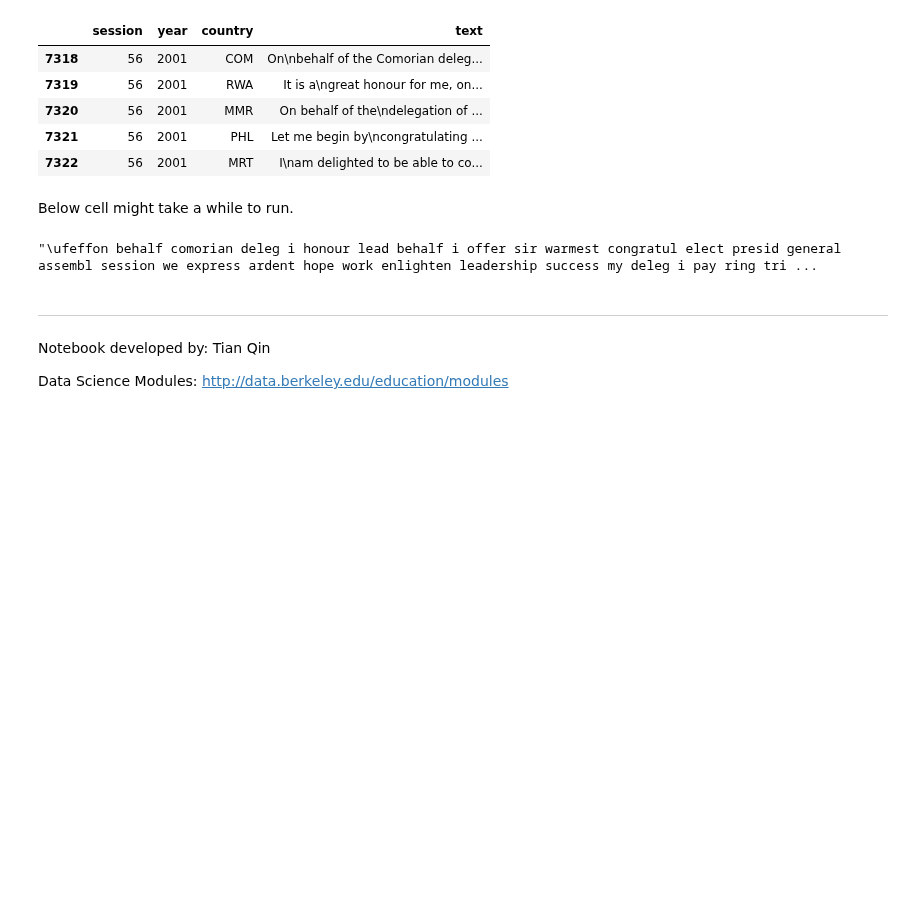
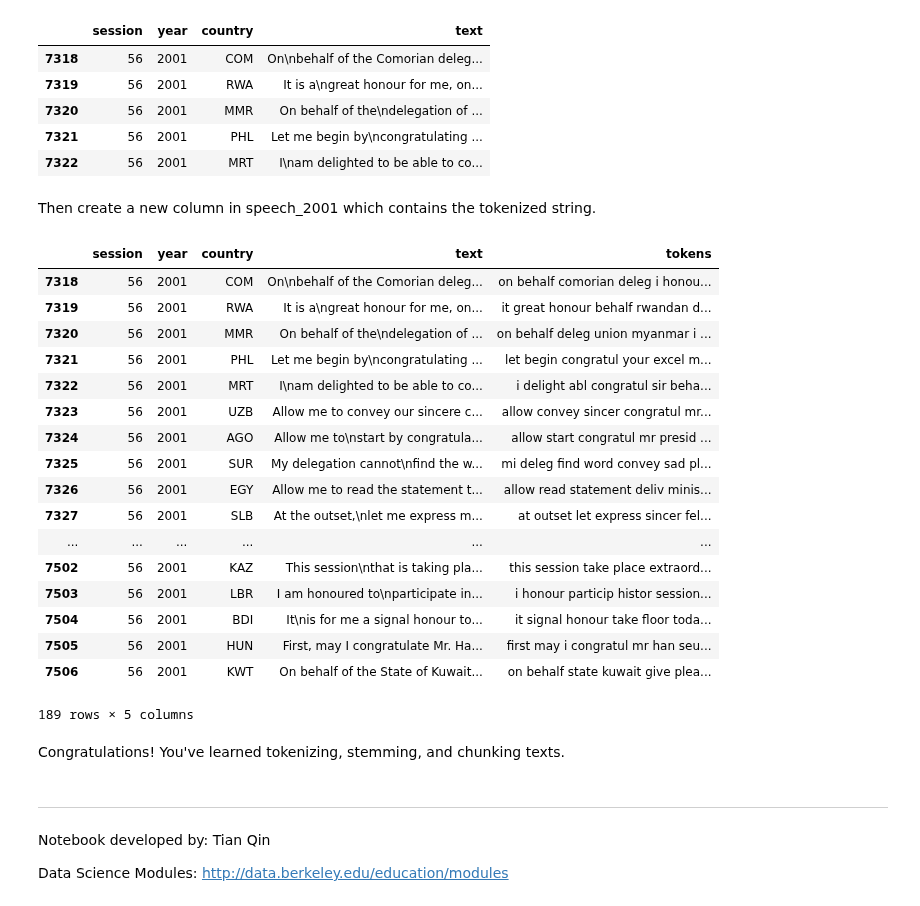
Before and after one commit to ds-modules/LEGALST-190, a Jupyter notebook: labs/3-1/3-1_preprocessing_text.ipynb, the cells around one changed output. Cells and saved outputs as stored; diff of their text form; code cells hidden in the pictures; blank space fills up the shorter version.

```diff
--- a/labs/3-1/3-1_preprocessing_text.ipynb
+++ b/labs/3-1/3-1_preprocessing_text.ipynb
@@ -319,13 +321,14 @@ data.head()
 | 3 | 44 | 1989 | URY | ﻿\nDuring the debate at the forti... |
 | 4 | 44 | 1989 | ZWE | ﻿I should like at the outset to e... |
 # %%
-def does_it_all(table):
+def does_it_all(text):
     tokens = ""
-    for speech in table['text']:
-        not_stemmed = rem_punc_stop(speech)
-        stemmed = [snowball.stem(word) for word in not_stemmed]
-        for word in not_stemmed:
-            tokens += snowball.stem(word) + " "
+
+    not_stemmed = rem_punc_stop(text)
+    stemmed = [snowball.stem(word.lower()) for word in not_stemmed]
+    for word in not_stemmed:
+        tokens += snowball.stem(word) + " "
+
     return tokens
 # %% [markdown]
 Let's apply our function to speeches from 2001.
@@ -341,12 +344,33 @@ speech_2001.head()
 | 7320 | 56 | 2001 | MMR | ﻿On behalf of the\ndelegation of ... |
 | 7321 | 56 | 2001 | PHL | ﻿Let me begin by\ncongratulating ... |
 | 7322 | 56 | 2001 | MRT | ﻿I\nam delighted to be able to co... |
-# %% [markdown]
-Below cell might take a while to run.
-# %%
-does_it_all(speech_2001)
-# %% [output]
-"\ufeffon behalf comorian deleg i honour lead behalf i offer sir warmest congratul elect presid general assembl session we express ardent hope work enlighten leadership success my deleg i pay ring tri ...
+# %% [markdown]
+Then create a new column in speech_2001 which contains the tokenized string.
+# %%
+speech_2001_with_tokens = speech_2001.copy()
+speech_2001_with_tokens['tokens'] = speech_2001['text'].apply(does_it_all)
+speech_2001_with_tokens
+# %% [output]
+|  | session | year | country | text | tokens |
+| 7318 | 56 | 2001 | COM | ﻿On\nbehalf of the Comorian deleg... | ﻿on behalf comorian deleg i honou... |
+| 7319 | 56 | 2001 | RWA | ﻿It is a\ngreat honour for me, on... | ﻿it great honour behalf rwandan d... |
+| 7320 | 56 | 2001 | MMR | ﻿On behalf of the\ndelegation of ... | ﻿on behalf deleg union myanmar i ... |
+| 7321 | 56 | 2001 | PHL | ﻿Let me begin by\ncongratulating ... | ﻿let begin congratul your excel m... |
+| 7322 | 56 | 2001 | MRT | ﻿I\nam delighted to be able to co... | ﻿i delight abl congratul sir beha... |
+| 7323 | 56 | 2001 | UZB | ﻿Allow me to convey our sincere c... | ﻿allow convey sincer congratul mr... |
+| 7324 | 56 | 2001 | AGO | ﻿Allow me to\nstart by congratula... | ﻿allow start congratul mr presid ... |
+| 7325 | 56 | 2001 | SUR | ﻿My delegation cannot\nfind the w... | ﻿mi deleg find word convey sad pl... |
+| 7326 | 56 | 2001 | EGY | ﻿Allow me to read the statement t... | ﻿allow read statement deliv minis... |
+| 7327 | 56 | 2001 | SLB | ﻿At the outset,\nlet me express m... | ﻿at outset let express sincer fel... |
+| ... | ... | ... | ... | ... | ... |
+| 7502 | 56 | 2001 | KAZ | ﻿This session\nthat is taking pla... | ﻿this session take place extraord... |
+| 7503 | 56 | 2001 | LBR | ﻿I am honoured to\nparticipate in... | ﻿i honour particip histor session... |
+| 7504 | 56 | 2001 | BDI | ﻿It\nis for me a signal honour to... | ﻿it signal honour take floor toda... |
+| 7505 | 56 | 2001 | HUN | ﻿First, may I congratulate Mr. Ha... | ﻿first may i congratul mr han seu... |
+| 7506 | 56 | 2001 | KWT | ﻿On behalf of the State of Kuwait... | ﻿on behalf state kuwait give plea... |
+189 rows × 5 columns
+# %% [markdown]
+Congratulations! You've learned tokenizing, stemming, and chunking texts.
 # %% [markdown]
 ---
 Notebook developed by: Tian Qin
```
Also changed, not shown: parts of 4 cells of this notebook, 1 other file.
